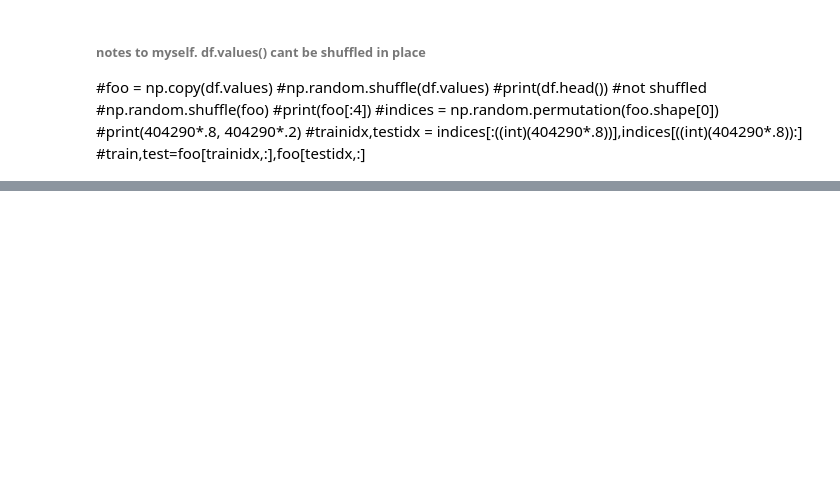
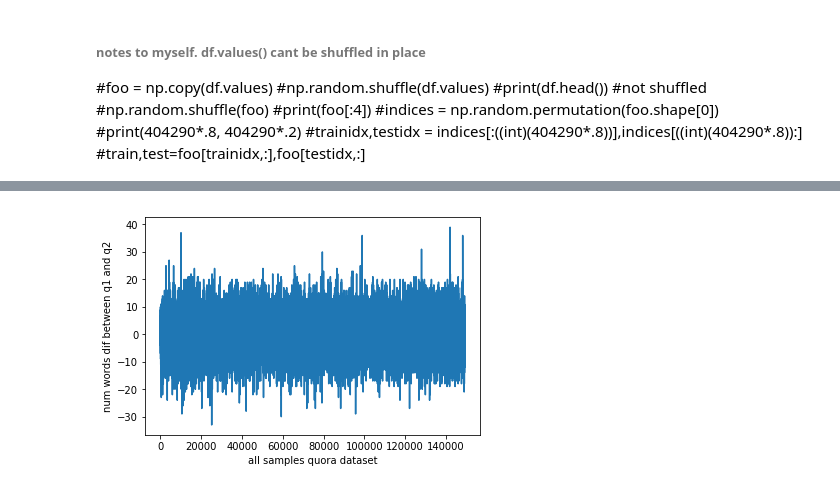
Before and after one commit to dougc333/cs230_project, a Jupyter notebook: pytorch_simple.ipynb, the cells around one changed output, grey strips where cells are left out. Cells and saved outputs as stored; diff of their text form; code cells hidden in the pictures; blank space fills up the shorter version.

```diff
--- a/pytorch_simple.ipynb
+++ b/pytorch_simple.ipynb
@@ -337,0 +674,7 @@ class LSTM(nn.Module):
+# %%
+plt.plot(x,y)
+plt.xlabel('all samples quora dataset')
+plt.ylabel('num words dif between q1 and q2')
+plt.show()
+# %% [output]
+[figure, added]
```
Also changed, not shown: parts of 43 cells of this notebook, 46 other files.
